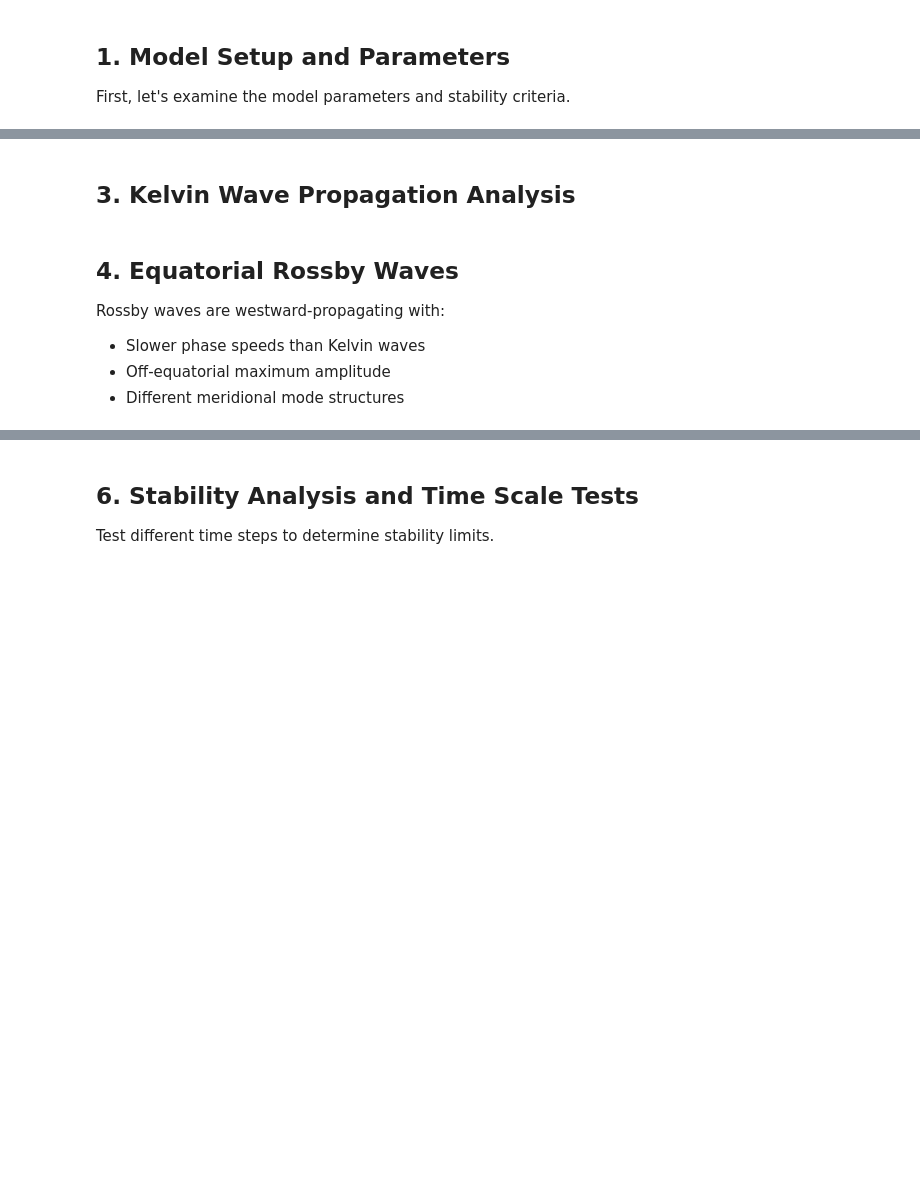
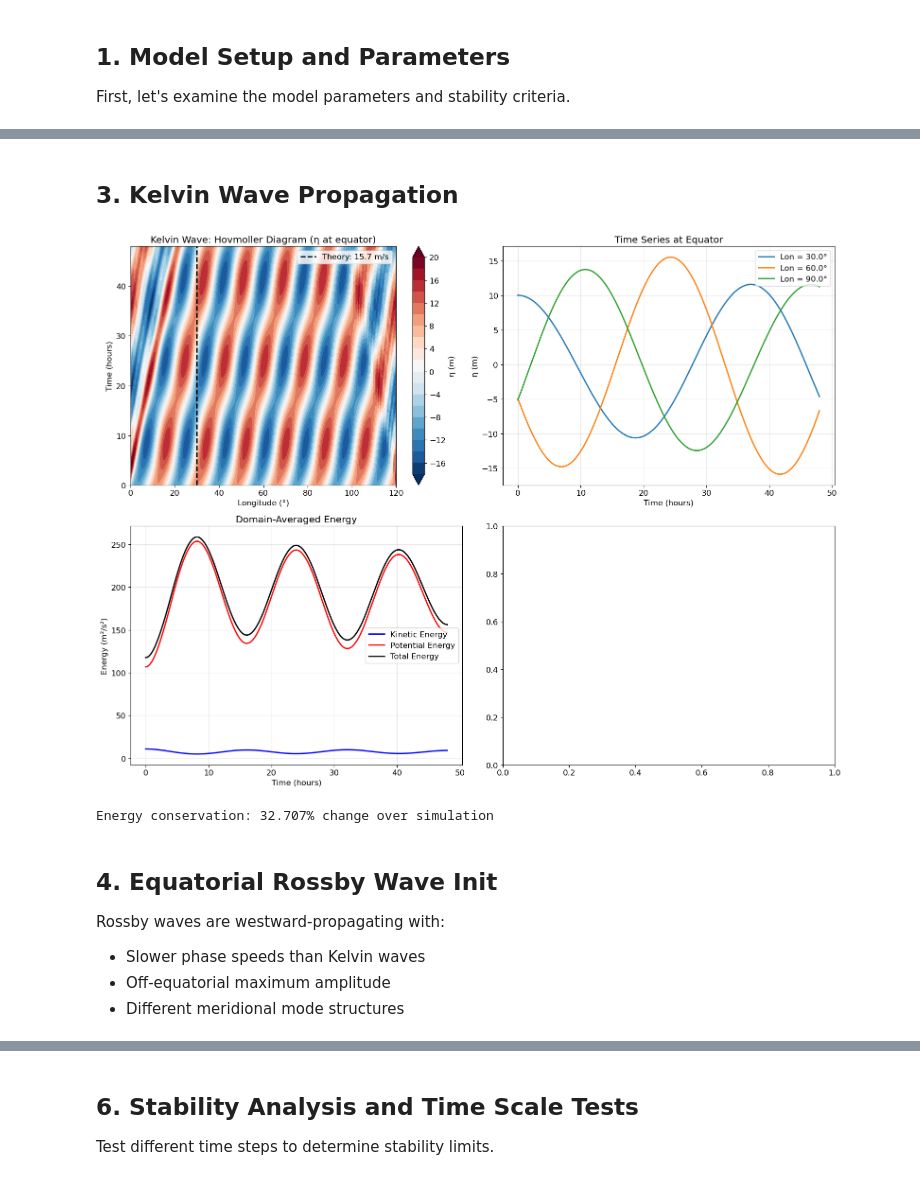
Before and after one commit to eldavenport/matsuno-model, a Jupyter notebook: matsuno_examples.ipynb, the cells around one changed output, grey strips where cells are left out. Drawn from its saved outputs; the diff is of its cells as text; code cells hidden in the pictures; blank space fills up the shorter version.

```diff
--- a/matsuno_examples.ipynb
+++ b/matsuno_examples.ipynb
@@ -115,5 +147,5 @@ plt.show()
 # %% [markdown]
-## 3. Kelvin Wave Propagation Analysis
+## 3. Kelvin Wave Propagation
 # %%
 # Analyze Kelvin wave propagation
 fig, axes = plt.subplots(2, 2, figsize=(16, 12))
@@ -131,7 +163,7 @@ plt.colorbar(im1, ax=axes[0,0], label='η (m)')
 
 # Add theoretical phase speed line
 theoretical_speed_deg_per_hour = model.c * 3600 / (model.config.earth_radius * np.pi / 180)
-time_range = np.linspace(0, kelvin_ds.time[-1], 100)
+time_range = np.linspace(0, kelvin_ds.time[-1].values, 100)
 lon_theory = 30.0 + theoretical_speed_deg_per_hour * time_range / 3600
 axes[0,0].plot(lon_theory, time_range, 'k--', linewidth=2, label=f'Theory: {model.c:.1f} m/s')
 axes[0,0].legend()
@@ -147,63 +179,38 @@ for i, lon_idx in enumerate(lon_indices):
 
 axes[0,1].set_xlabel('Time (hours)')
 axes[0,1].set_ylabel('η (m)')
 axes[0,1].set_title('Time Series at Equator')
 axes[0,1].legend()
 axes[0,1].grid(True, alpha=0.3)
 
 # Energy analysis
 ke = 0.5 * (kelvin_ds.u**2 + kelvin_ds.v**2)
 pe = 0.5 * model.config.g * kelvin_ds.eta**2
 
 ke_avg = ke.mean(dim=['lat', 'lon'])
 pe_avg = pe.mean(dim=['lat', 'lon'])
 total_energy = ke_avg + pe_avg
 
 axes[1,0].plot(kelvin_ds.time, ke_avg, 'b-', linewidth=2, label='Kinetic Energy')
 axes[1,0].plot(kelvin_ds.time, pe_avg, 'r-', linewidth=2, label='Potential Energy')
 axes[1,0].plot(kelvin_ds.time, total_energy, 'k-', linewidth=2, label='Total Energy')
 axes[1,0].set_xlabel('Time (hours)')
 axes[1,0].set_ylabel('Energy (m²/s²)')
 axes[1,0].set_title('Domain-Averaged Energy')
 axes[1,0].legend()
 axes[1,0].grid(True, alpha=0.3)
 
-# Phase speed estimation
-# Find peak positions
-peak_positions = []
-for t in range(0, len(kelvin_ds.time), 12):  # Every hour
-    eta_slice = kelvin_ds.eta[t, eq_idx, :]
-    peak_idx = eta_slice.argmax()
-    peak_positions.append(float(kelvin_ds.lon[peak_idx]))
-
-time_subset = kelvin_ds.time[::12]
-if len(peak_positions) > 1:
-    axes[1,1].plot(time_subset[:len(peak_positions)], peak_positions, 'ro-', linewidth=2)
-    axes[1,1].set_xlabel('Time (hours)')
-    axes[1,1].set_ylabel('Peak Position (°)')
-    axes[1,1].set_title('Wave Propagation')
-    axes[1,1].grid(True, alpha=0.3)
-
-    # Fit linear trend
-    if len(peak_positions) > 3:
-        time_vals = time_subset[:len(peak_positions)].values
-        coeffs = np.polyfit(time_vals, peak_positions, 1)
-        speed_deg_per_hour = coeffs[0]
-        speed_m_per_s = speed_deg_per_hour * np.pi/180 * model.config.earth_radius / 3600
-
-        axes[1,1].text(0.05, 0.95,
-                      f'Observed: {speed_m_per_s:.1f} m/s\nTheory: {model.c:.1f} m/s',
-                      transform=axes[1,1].transAxes,
-                      bbox=dict(boxstyle='round', facecolor='white', alpha=0.8))
-
 plt.tight_layout()
 plt.show()
 
 # Print energy conservation
 energy_change = (total_energy[-1] - total_energy[0]) / total_energy[0] * 100
 print(f"Energy conservation: {energy_change.values:.3f}% change over simulation")
+# %% [output]
+[figure, added]
+Energy conservation: 32.707% change over simulation
 # %% [markdown]
-## 4. Equatorial Rossby Waves
+## 4. Equatorial Rossby Wave Init
 
 Rossby waves are westward-propagating with:
 - Slower phase speeds than Kelvin waves
```
Also changed, not shown: parts of 10 cells of this notebook.
